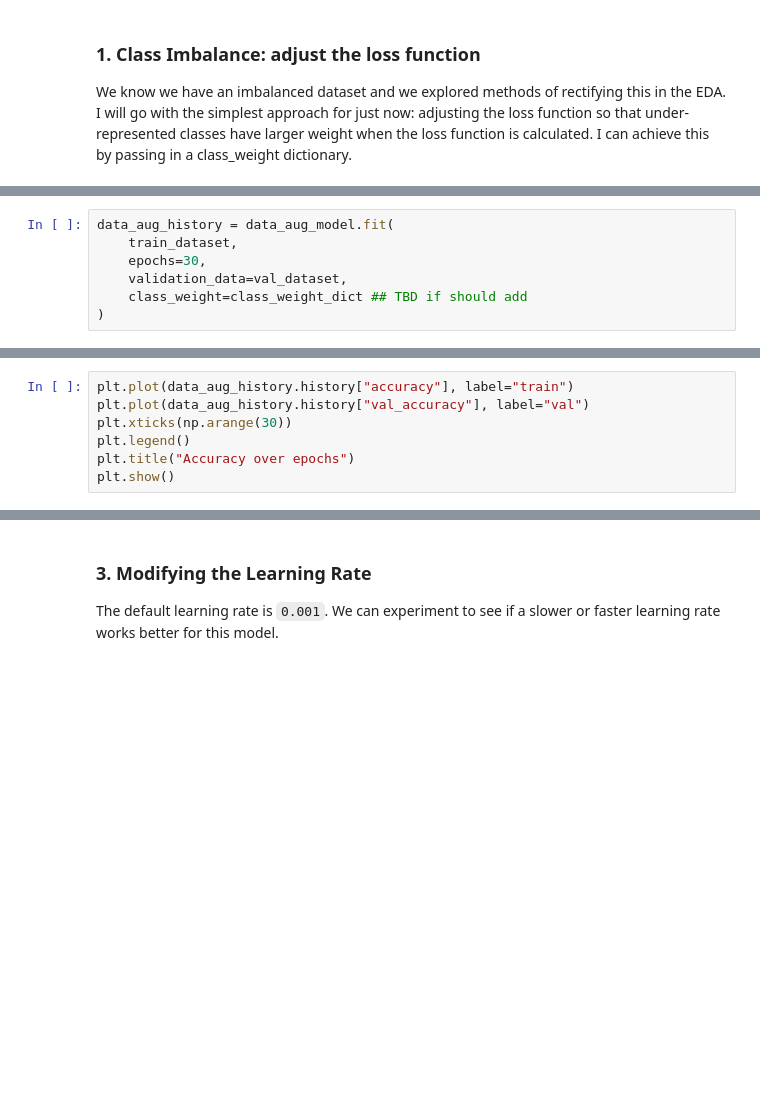
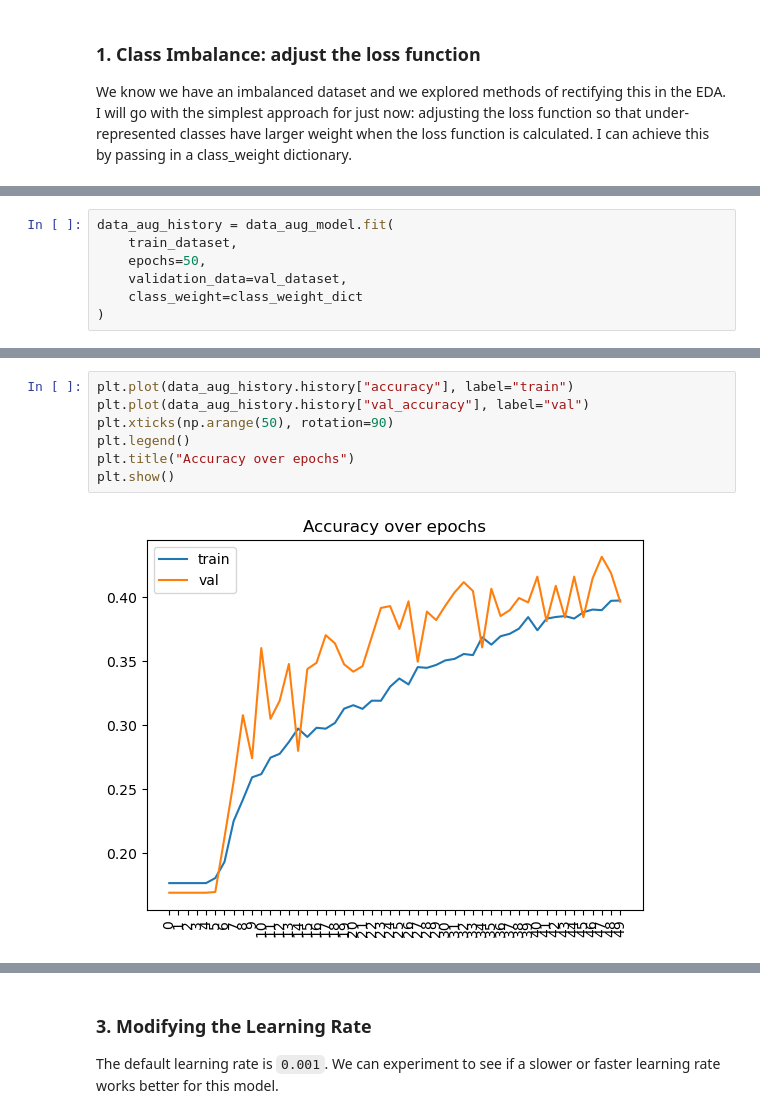
Before and after one commit to alibstill/ml-zoomcamp-emotion-recognition, a Jupyter notebook: 2_model_training/03_final_model.ipynb, the cells around one changed output, grey strips where cells are left out. Cells and saved outputs as stored; diff of their text form; blank space fills up the shorter version.

```diff
--- a/2_model_training/03_final_model.ipynb
+++ b/2_model_training/03_final_model.ipynb
@@ -393,7 +446,7 @@ Augmenting
 # %%
 data_aug_history = data_aug_model.fit(
     train_dataset,
-    epochs=30,
+    epochs=50,
     validation_data=val_dataset,
-    class_weight=class_weight_dict ## TBD if should add
+    class_weight=class_weight_dict
 )
@@ -400,10 +469,12 @@ data_aug_history = data_aug_model.fit(
 # %%
 plt.plot(data_aug_history.history["accuracy"], label="train")
 plt.plot(data_aug_history.history["val_accuracy"], label="val")
-plt.xticks(np.arange(30))
+plt.xticks(np.arange(50), rotation=90)
 plt.legend()
 plt.title("Accuracy over epochs")
 plt.show()
+# %% [output]
+[figure, added]
 # %%
 plt.plot(data_aug_history.history["loss"], label="train")
 plt.plot(data_aug_history.history["val_loss"], label="val")
```
Also changed, not shown: parts of 36 cells of this notebook.
